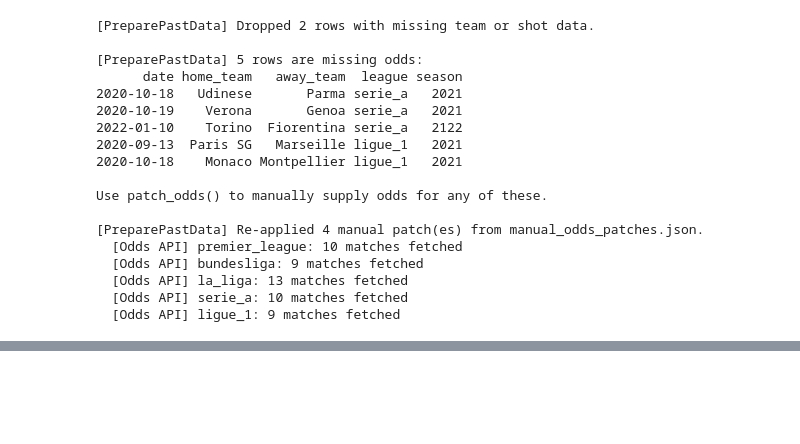
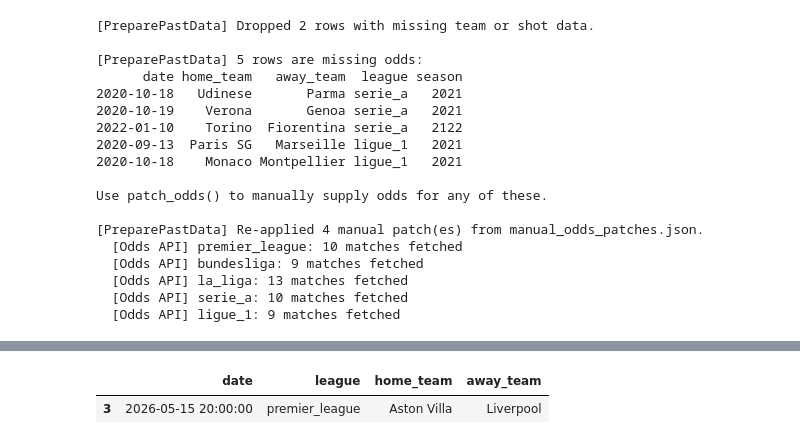
Before and after one commit to aaraval007-wq/shots-odds, a Jupyter notebook: main.ipynb, the cells around one changed output, grey strips where cells are left out. Saved outputs shown, nothing was run; the diff lists cells and outputs as text; code cells hidden in the pictures; blank space fills up the shorter version.

```diff
--- a/main.ipynb
+++ b/main.ipynb
@@ -32,0 +46,6 @@ Use patch_odds() to manually supply odds for any of these.
+# %%
+### Check all the matches happening on the date, and the teams playing in those matches
+### Useful to find the correct team name
+
+sp.matches_on_date(date)
+# %% [output]
@@ -33 +54,3 @@ Use patch_odds() to manually supply odds for any of these.
+|  | date | league | home_team | away_team |
+| 3 | 2026-05-15 20:00:00 | premier_league | Aston Villa | Liverpool |
 # %%
```
Also changed, not shown: parts of 11 cells of this notebook, 5 other files.
